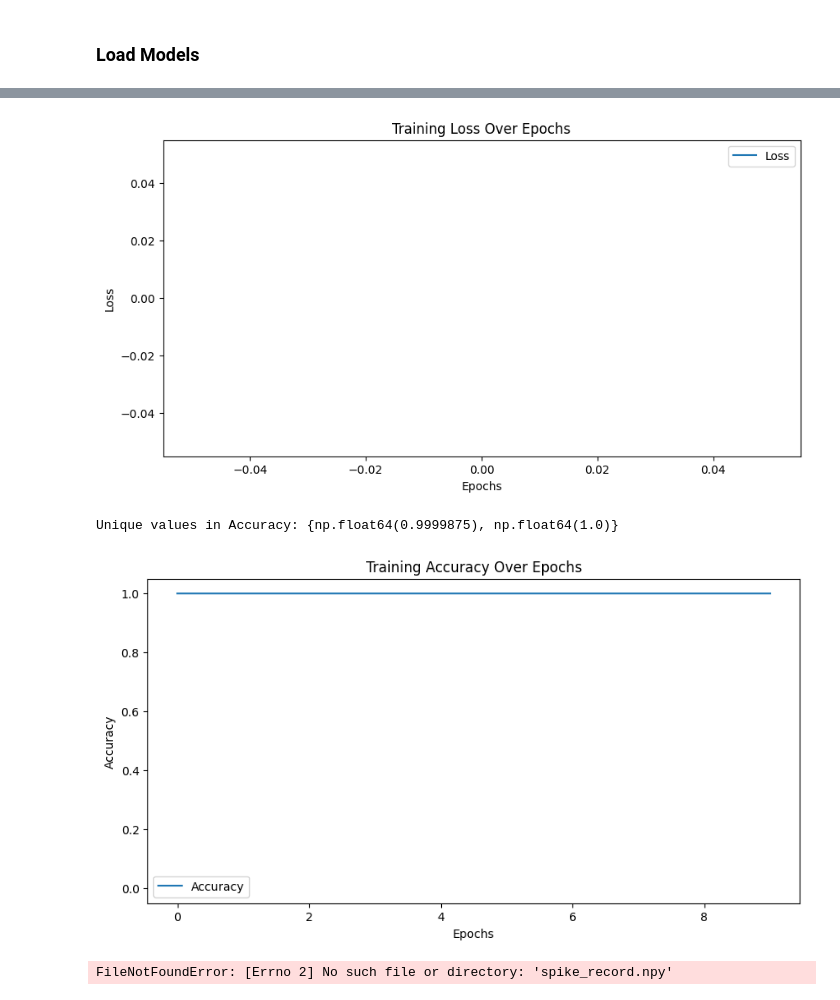
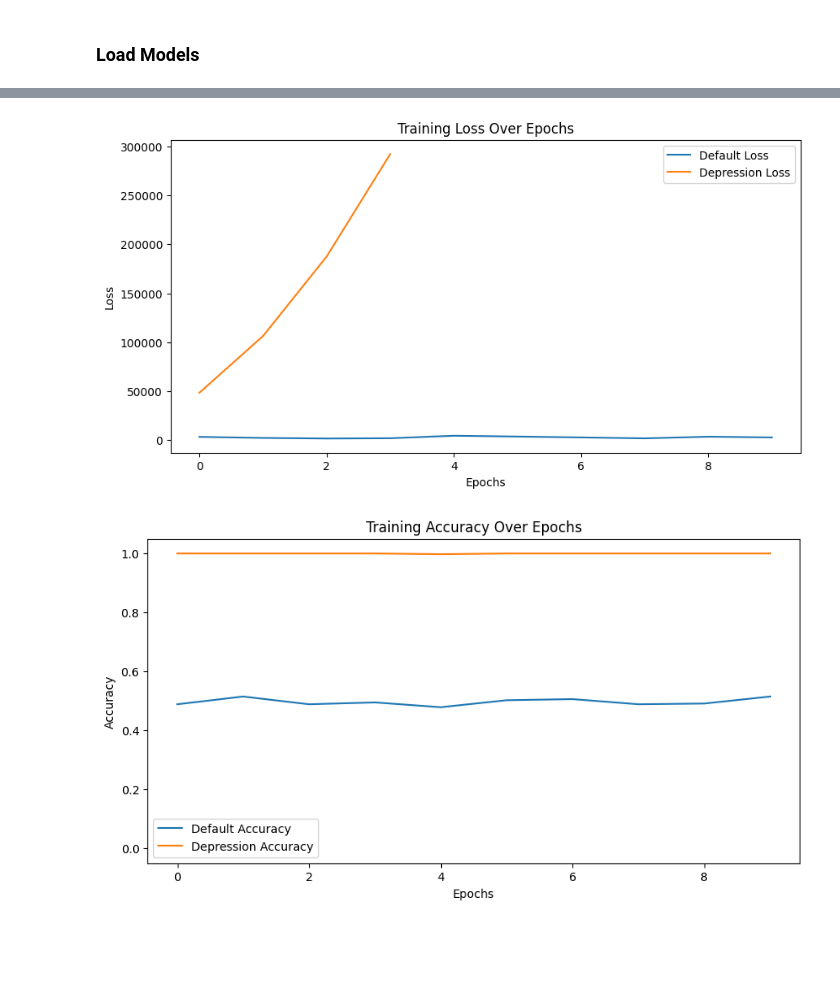
Before and after one commit to A-Monti/Depression-in-SNN, a Jupyter notebook: morris_lecar_sim.ipynb, the cells around one changed output, grey strips where cells are left out. Cells and saved outputs as stored; diff of their text form; code cells hidden in the pictures; blank space fills up the shorter version.

Commit message:
training and plotting of results

```diff
--- a/morris_lecar_sim.ipynb
+++ b/morris_lecar_sim.ipynb
@@ -110,11 +119,13 @@ default.fc2_weights = weights["fc2_weights"]
 # %%
 # Load recorded loss data
-loss_history = np.load('Results/NormalSNN/loss_history.npy')
+default_loss_history = np.load("Results/NormalSNN/loss_history.npy")
+depression_loss_history = np.load("Results/DepressionSNN/loss_history.npy")
 
-print(f"Unique values in Training Loss: {set(loss_history)}")
-epochs = np.arange(len(loss_history))
+# print(f"Unique values in Training Loss: {set(default_loss_history)}")
+epochs = np.arange(len(default_loss_history))
 plt.figure(figsize=(10, 5))
-plt.plot(epochs, loss_history, label='Loss')
+plt.plot(epochs, default_loss_history, label="Default Loss")
+plt.plot(epochs, depression_loss_history, label="Depression Loss")
 plt.xlabel('Epochs')
 plt.ylabel('Loss')
 plt.title('Training Loss Over Epochs')
@@ -125,11 +135,13 @@ Unique values in Training Loss: {np.float64(nan), np.float64(nan), np.float64(na
-[figure, old version]
+[figure, new version]
 # %%
 # Load recorded accuracy data
-accuracy_history = np.load('Results/NormalSNN/accuracy_history.npy')
+default_accuracy_history = np.load("Results/NormalSNN/accuracy_history.npy")
+depression_accuracy_history = np.load("Results/DepressionSNN/accuracy_history.npy")
 
-print(f"Unique values in Accuracy: {set(accuracy_history)}")
+# print(f"Unique values in Accuracy: {set(default_accuracy_history)}")
 plt.figure(figsize=(10, 5))
-plt.plot(epochs, accuracy_history, label='Accuracy')
+plt.plot(epochs, default_accuracy_history, label="Default Accuracy")
+plt.plot(epochs, depression_accuracy_history, label="Depression Accuracy")
 plt.ylim(-0.05, 1.05)
 plt.xlabel('Epochs')
 plt.ylabel('Accuracy')
@@ -137,17 +149,4 @@ plt.title('Training Accuracy Over Epochs')
 plt.legend()
 plt.show()
 # %% [output]
-Unique values in Accuracy: {np.float64(0.9999875), np.float64(1.0)}
-[figure, old version]
+[figure, new version]
-# %%
-# Load recorded spike activity data
-spike_record = np.load('spike_record.npy')
-
-plt.figure(figsize=(10, 5))
-plt.imshow(spike_record, cmap='binary', aspect='auto')
-plt.title('Spike Activity')
-plt.xlabel('Time')
-plt.ylabel('Neuron Index')
-plt.show()
-# %% [output]
-FileNotFoundError: [Errno 2] No such file or directory: 'spike_record.npy'
```
Also changed, not shown: parts of 10 cells of this notebook, 8 other files.
